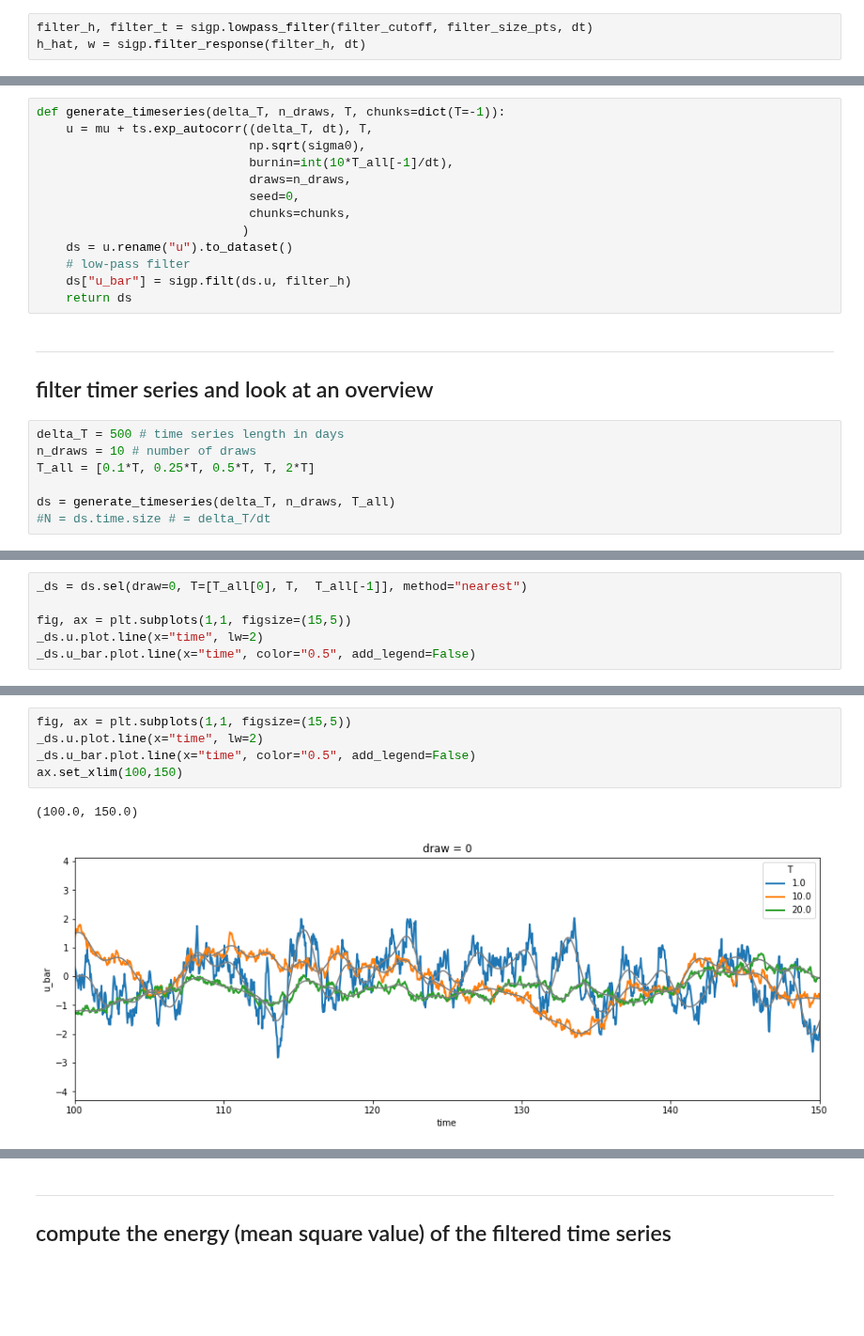
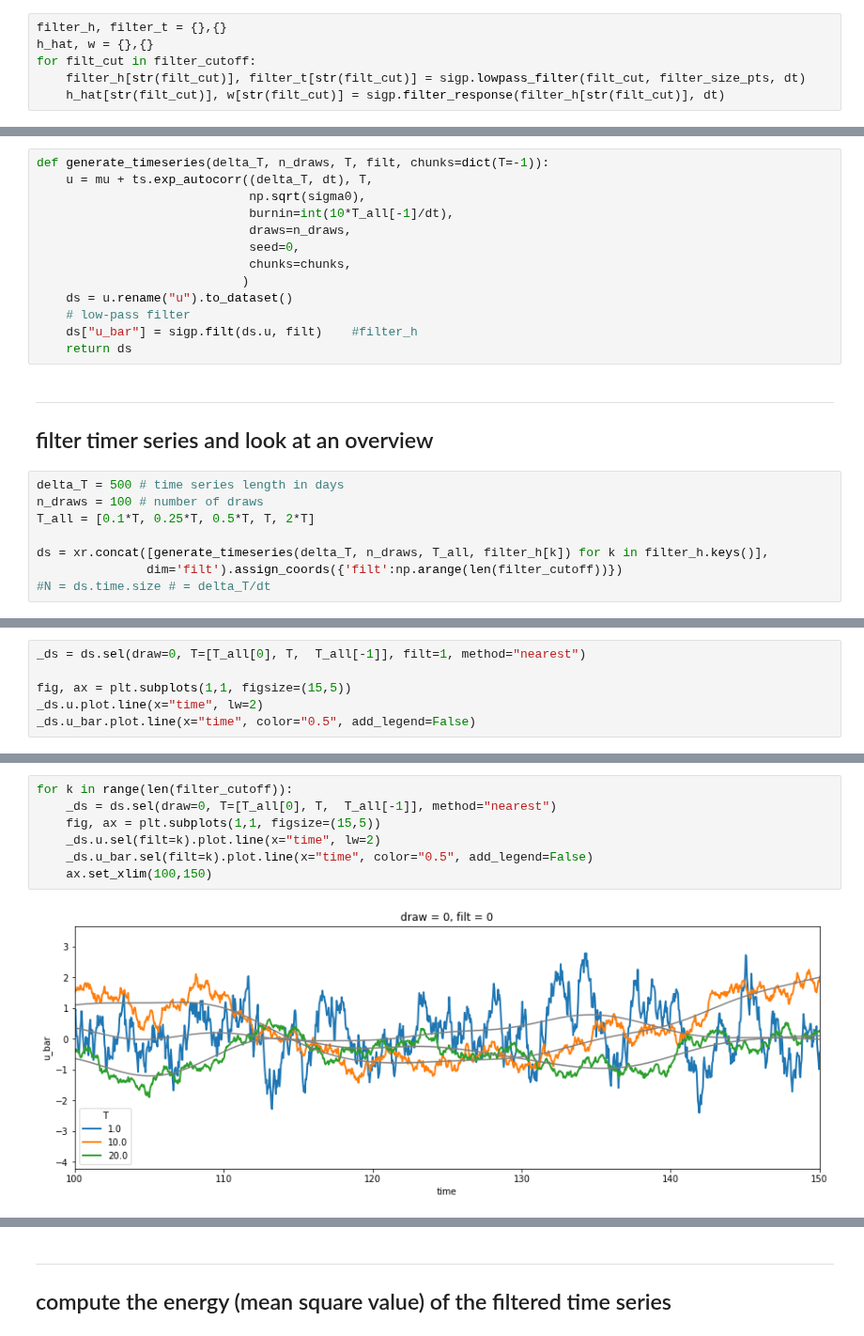
Before and after one commit to zcasparco/equinox_phd, a Jupyter notebook: synthetic_stats/energy_low.ipynb, the cells around one changed output, grey strips where cells are left out. Shown at 94% size. Saved outputs shown, nothing was run; the diff lists cells and outputs as text; blank space fills up the shorter version.

```diff
--- a/synthetic_stats/energy_low.ipynb
+++ b/synthetic_stats/energy_low.ipynb
@@ -75,6 +76,9 @@ Default filter cutoff frequency and window size: 0.5cpd , 480 points = 20 days
 ---
 ## filter properties
 # %%
-filter_h, filter_t = sigp.lowpass_filter(filter_cutoff, filter_size_pts, dt)
-h_hat, w = sigp.filter_response(filter_h, dt)
+filter_h, filter_t = {},{}
+h_hat, w = {},{}
+for filt_cut in filter_cutoff:
+    filter_h[str(filt_cut)], filter_t[str(filt_cut)] = sigp.lowpass_filter(filt_cut, filter_size_pts, dt)
+    h_hat[str(filt_cut)], w[str(filt_cut)] = sigp.filter_response(filter_h[str(filt_cut)], dt)
 # %%
@@ -102,5 +117,5 @@ No artists with labels found to put in legend.  Note that artists whose label st
 # %%
-def generate_timeseries(delta_T, n_draws, T, chunks=dict(T=-1)):
+def generate_timeseries(delta_T, n_draws, T, filt, chunks=dict(T=-1)):
     u = mu + ts.exp_autocorr((delta_T, dt), T,
                              np.sqrt(sigma0),
                              burnin=int(10*T_all[-1]/dt),
@@ -110,7 +125,7 @@ def generate_timeseries(delta_T, n_draws, T, chunks=dict(T=-1)):
                             )
     ds = u.rename("u").to_dataset()
     # low-pass filter
-    ds["u_bar"] = sigp.filt(ds.u, filter_h)
+    ds["u_bar"] = sigp.filt(ds.u, filt)    #filter_h
     return ds
 # %% [markdown]
 ---
@@ -118,8 +133,9 @@ def generate_timeseries(delta_T, n_draws, T, chunks=dict(T=-1)):
 ## filter timer series and look at an overview
 # %%
 delta_T = 500 # time series length in days
-n_draws = 10 # number of draws
+n_draws = 100 # number of draws
 T_all = [0.1*T, 0.25*T, 0.5*T, T, 2*T]
 
-ds = generate_timeseries(delta_T, n_draws, T_all)
+ds = xr.concat([generate_timeseries(delta_T, n_draws, T_all, filter_h[k]) for k in filter_h.keys()],
+               dim='filt').assign_coords({'filt':np.arange(len(filter_cutoff))})
 #N = ds.time.size # = delta_T/dt
@@ -126,5 +193,5 @@ ds = generate_timeseries(delta_T, n_draws, T_all)
 # %%
-_ds = ds.sel(draw=0, T=[T_all[0], T,  T_all[-1]], method="nearest")
+_ds = ds.sel(draw=0, T=[T_all[0], T,  T_all[-1]], filt=1, method="nearest")
 
 fig, ax = plt.subplots(1,1, figsize=(15,5))
 _ds.u.plot.line(x="time", lw=2)
@@ -137,8 +208,9 @@ _ds.u_bar.plot.line(x="time", color="0.5", add_legend=False)
 # %%
-fig, ax = plt.subplots(1,1, figsize=(15,5))
-_ds.u.plot.line(x="time", lw=2)
-_ds.u_bar.plot.line(x="time", color="0.5", add_legend=False)
-ax.set_xlim(100,150)
+for k in range(len(filter_cutoff)):
+    _ds = ds.sel(draw=0, T=[T_all[0], T,  T_all[-1]], method="nearest")
+    fig, ax = plt.subplots(1,1, figsize=(15,5))
+    _ds.u.sel(filt=k).plot.line(x="time", lw=2)
+    _ds.u_bar.sel(filt=k).plot.line(x="time", color="0.5", add_legend=False)
+    ax.set_xlim(100,150)
 # %% [output]
-(100.0, 150.0)
-[figure, old version]
+[figure, new version]
```
Also changed, not shown: parts of 22 cells of this notebook, 1 other file.
